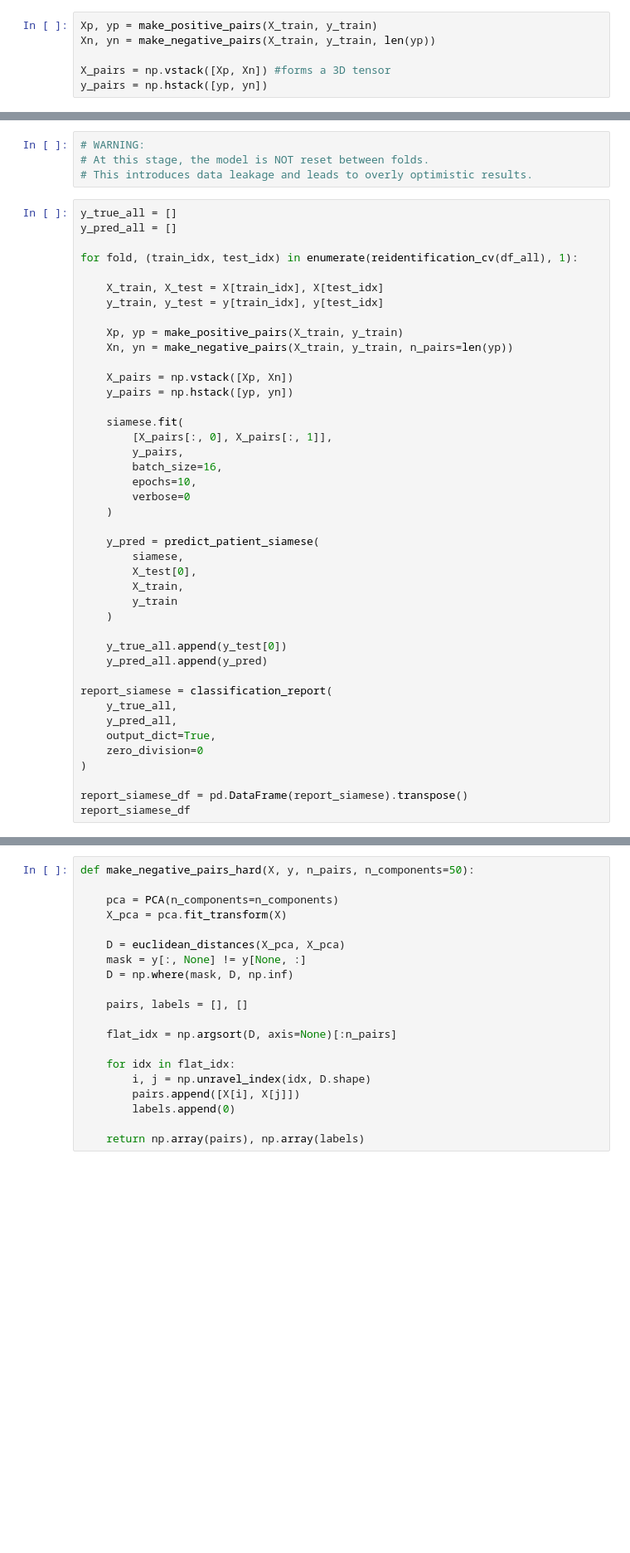
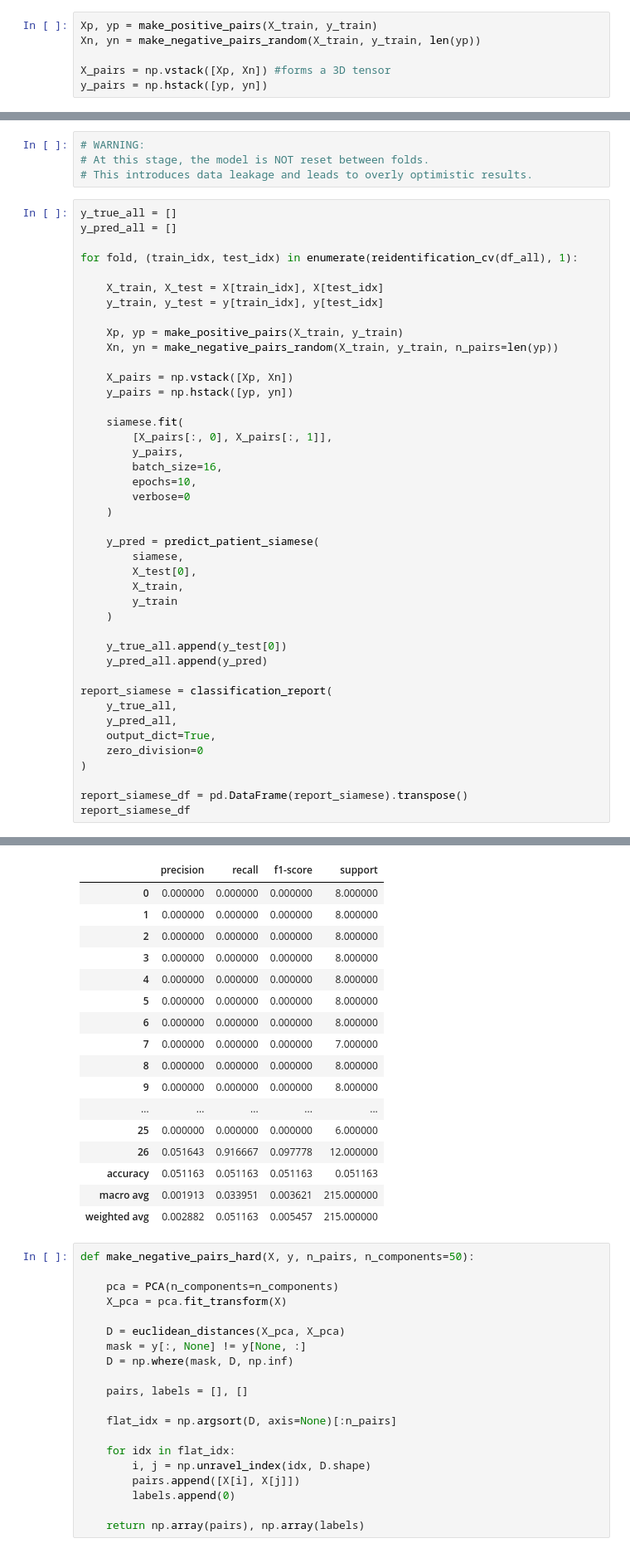
Before and after one commit to Sametavci/ki-al-miRNA-attack, a Jupyter notebook: notebooks/mRNA.ipynb, the cells around one changed output, grey strips where cells are left out. Shown at 83% size. Saved outputs shown, nothing was run; the diff lists cells and outputs as text; blank space fills up the shorter version.

```diff
--- a/notebooks/mRNA.ipynb
+++ b/notebooks/mRNA.ipynb
@@ -717,7 +714,7 @@ def make_negative_pairs_random(X, y, n_pairs):
     return np.array(pairs), np.array(labels)
 # %%
 Xp, yp = make_positive_pairs(X_train, y_train)
-Xn, yn = make_negative_pairs(X_train, y_train, len(yp))
+Xn, yn = make_negative_pairs_random(X_train, y_train, len(yp))
 
 X_pairs = np.vstack([Xp, Xn]) #forms a 3D tensor
 y_pairs = np.hstack([yp, yn])
@@ -808,7 +803,7 @@ for fold, (train_idx, test_idx) in enumerate(reidentification_cv(df_all), 1):
     y_train, y_test = y[train_idx], y[test_idx]
 
     Xp, yp = make_positive_pairs(X_train, y_train)
-    Xn, yn = make_negative_pairs(X_train, y_train, n_pairs=len(yp))
+    Xn, yn = make_negative_pairs_random(X_train, y_train, n_pairs=len(yp))
 
     X_pairs = np.vstack([Xp, Xn])
     y_pairs = np.hstack([yp, yn])
@@ -856,3 +839,20 @@ KeyboardInterrupt:
+|  | precision | recall | f1-score | support |
+| 0 | 0.000000 | 0.000000 | 0.000000 | 8.000000 |
+| 1 | 0.000000 | 0.000000 | 0.000000 | 8.000000 |
+| 2 | 0.000000 | 0.000000 | 0.000000 | 8.000000 |
+| 3 | 0.000000 | 0.000000 | 0.000000 | 8.000000 |
+| 4 | 0.000000 | 0.000000 | 0.000000 | 8.000000 |
+| 5 | 0.000000 | 0.000000 | 0.000000 | 8.000000 |
+| 6 | 0.000000 | 0.000000 | 0.000000 | 8.000000 |
+| 7 | 0.000000 | 0.000000 | 0.000000 | 7.000000 |
+| 8 | 0.000000 | 0.000000 | 0.000000 | 8.000000 |
+| 9 | 0.000000 | 0.000000 | 0.000000 | 8.000000 |
+| ... | ... | ... | ... | ... |
+| 25 | 0.000000 | 0.000000 | 0.000000 | 6.000000 |
+| 26 | 0.051643 | 0.916667 | 0.097778 | 12.000000 |
+| accuracy | 0.051163 | 0.051163 | 0.051163 | 0.051163 |
+| macro avg | 0.001913 | 0.033951 | 0.003621 | 215.000000 |
+| weighted avg | 0.002882 | 0.051163 | 0.005457 | 215.000000 |
 # %%
 def make_negative_pairs_hard(X, y, n_pairs, n_components=50):
 
```
Also changed, not shown: parts of 23 cells of this notebook.
